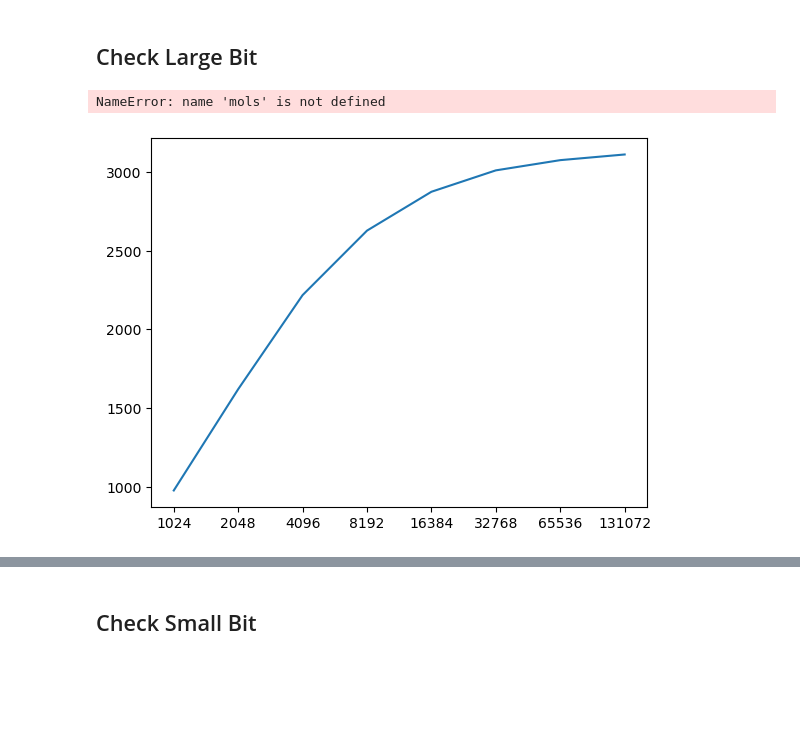
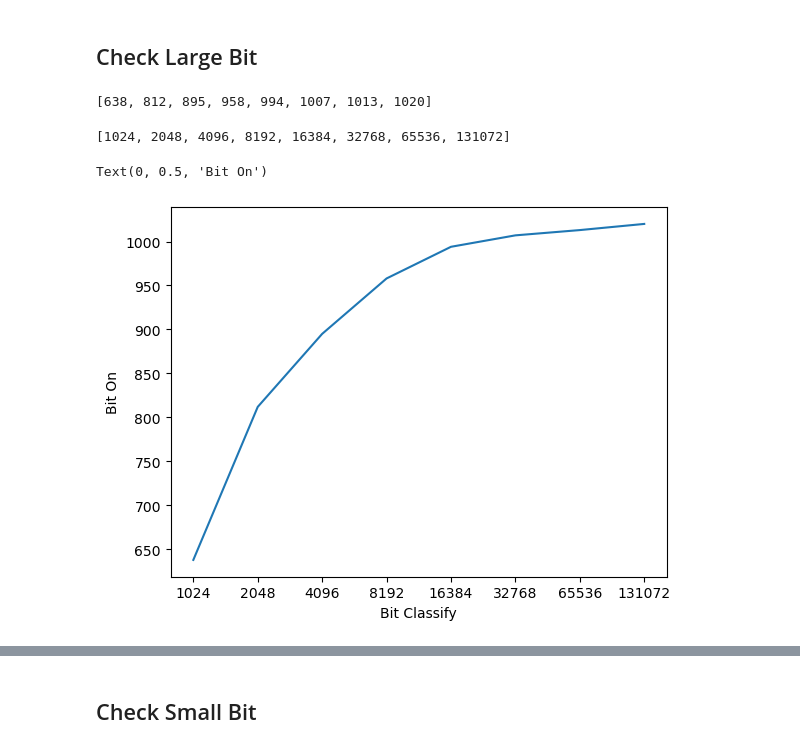
Before and after one commit to Sawahiko/SMILE_to_Feature, a Jupyter notebook: MainFile.ipynb, the cells around one changed output, grey strips where cells are left out. Saved outputs shown, nothing was run; the diff lists cells and outputs as text; code cells hidden in the pictures; blank space fills up the shorter version.

```diff
--- a/MainFile.ipynb
+++ b/MainFile.ipynb
@@ -335,6 +345,23 @@ for SMILE in SMILES:
 # >>> 156 bit use in 256 bit
 # %% [markdown]
 ## Check Large Bit
+# %%
+#get Morgan_fp of all substance ex 560 datapoint
+X_data= df["SMILES"]
+mols = []
+#SMILES=np.array(X_data["SMILES"])
+SMILES=np.array(X_data)
+for SMILE in SMILES:
+    mol = Chem.MolFromSmiles(SMILE)
+    mols.append(mol)
+
+# we get 560 fp in FP_all
+# FP_all = [fp_1, fp_2, ... , fp_560]
+# Loop
+
+# see CURRENTLY_USE in 256, 512, ..., 2048 bit
+# np.logical_or(FP_all).sum()
+# >>> 156 bit use in 256 bit
 # %%
 # Looping
 bits = [2**10, 2**11, 2**12, 2**13, 2**14, 2**15, 2**16, 2**17]
@@ -351,15 +378,24 @@ for bit in bits:
     infos = []
     for mol in mols:
         info = {}
-        FPs.append(AllChem.GetMorganFingerprintAsBitVect(mol, 3, nBits=bit, bitInfo=info, useFeatures=True))
+        FPs.append(AllChem.GetMorganFingerprintAsBitVect(mol, 2, nBits=bit, bitInfo=info, useFeatures=True))
         infos.append(info)
     unique.append(np.logical_or.reduce(FPs).sum())
-# %% [output]
-NameError: name 'mols' is not defined
+# %%
+unique
+# %% [output]
+[638, 812, 895, 958, 994, 1007, 1013, 1020]
+# %%
+bits
+# %% [output]
+[1024, 2048, 4096, 8192, 16384, 32768, 65536, 131072]
 # %%
-fig1,ax1 =plt.subplots()
-ax1.plot(unique)
+fig1 =plt.plot(unique)
 xticks = plt.xticks(range(len(bits)),bits)
 ax1.yaxis.get_major_locator().set_params(integer=True)
+#fig1.ylabel("Bit On")
+plt.xlabel("Bit Classify")
+plt.ylabel("Bit On")
 # %% [output]
+Text(0, 0.5, 'Bit On')
-[figure, old version]
+[figure, new version]
```
Also changed, not shown: parts of 20 cells of this notebook, 3 other files.
